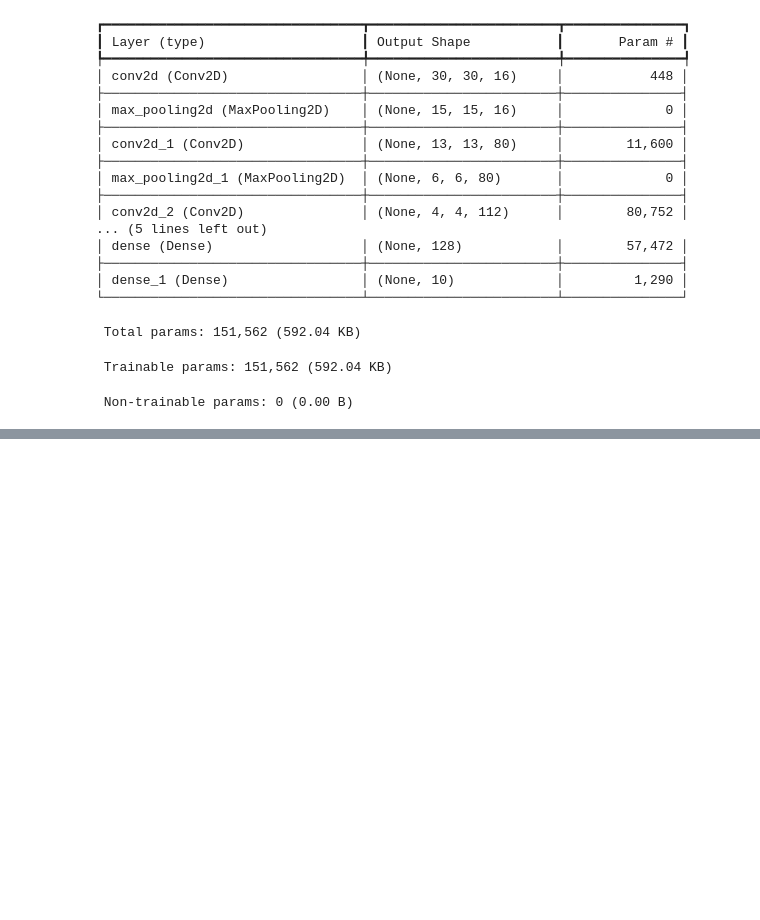
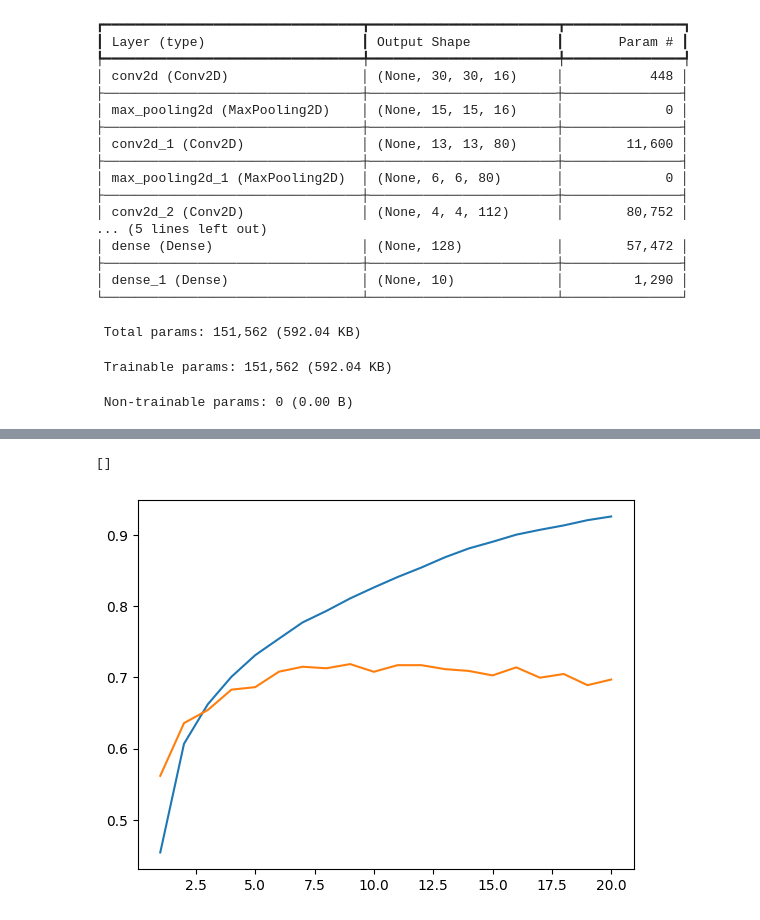
Before and after one commit to rushielevates/ML-DL-practice, a Jupyter notebook: CNN_1.ipynb, the cells around one changed output, grey strips where cells are left out. Saved outputs shown, nothing was run; the diff lists cells and outputs as text; code cells hidden in the pictures; blank space fills up the shorter version.

Commit message:
Created using Colab tried improved model

```diff
--- a/CNN_1.ipynb
+++ b/CNN_1.ipynb
@@ -230,3 +230,23 @@ Model: "sequential"
  Total params: 151,562 (592.04 KB)
  Trainable params: 151,562 (592.04 KB)
  Non-trainable params: 0 (0.00 B)
+# %%
+model = models.Sequential()
+model.add(layers.Conv2D(16,(3,3),activation='relu'))
+model.add(layers.MaxPool2D((2,2)))
+model.add(layers.Conv2D(80,(3,3),activation='relu'))
+model.add(layers.MaxPool2D((2,2)))
+model.add(layers.Conv2D(112,(3,3),activation='relu'))
+model.add(layers.MaxPool2D((2,2)))
+model.add(layers.Flatten())
+model.add(layers.Dense(128,activation='relu'))
+model.add(layers.Dense(10,activation='softmax'))
+
+
+model.compile(
+    optimizer='adam',
+    loss='sparse_categorical_crossentropy',
+    metrics=['accuracy']
+)
+# %%
+history = model.fit(x_train,y_train,epochs=20,batch_size=32,validation_data=(x_test,y_test))
@@ -232,0 +293,9 @@ Model: "sequential"
+# %%
+epochs = range(1,len(history.history['val_accuracy'])+1)
+# %%
+plt.plot(epochs,history.history['accuracy'])
+plt.plot(epochs,history.history['val_accuracy'])
+plt.plot()
+# %% [output]
+[]
+[figure, added]
```
Also changed, not shown: parts of 3 cells of this notebook.
